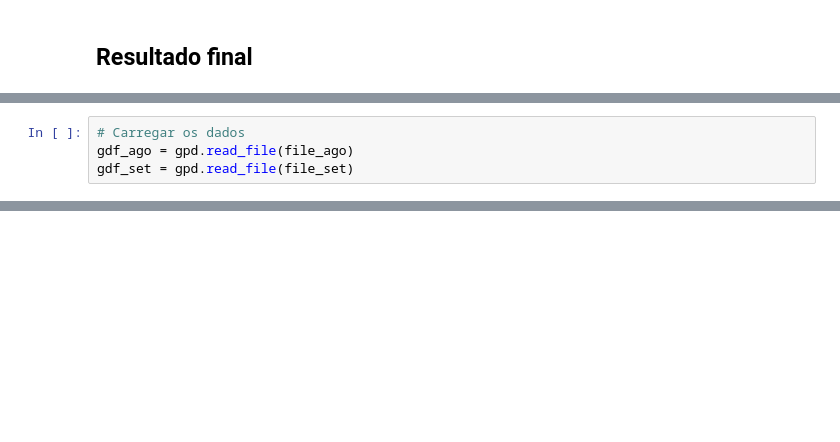
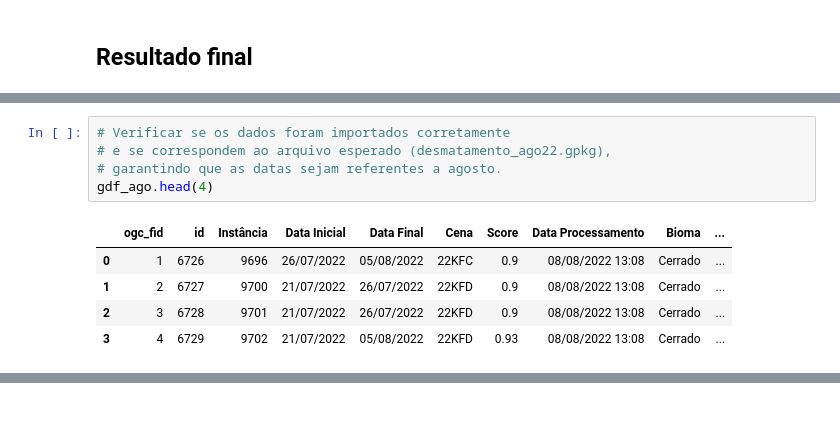
Before and after one commit to isabellehaga/aq-data-scientist-test, a Jupyter notebook: 01_etl.ipynb, the cells around one changed output, grey strips where cells are left out. Drawn from its saved outputs; the diff is of its cells as text; blank space fills up the shorter version.

```diff
--- a/01_etl.ipynb
+++ b/01_etl.ipynb
@@ -343,6 +451,2 @@ df_mg_completo.to_csv("dados/populacao-pib-municipios-mg.csv", index=False)
 file_ago = "/content/desmatamento_ago22.gpkg"
 file_set = "/content/desmatamento_set22.gpkg"
-# %%
-# Carregar os dados
-gdf_ago = gpd.read_file(file_ago)
-gdf_set = gpd.read_file(file_set)
@@ -367,0 +453,11 @@ gdf_set.head()
+# %%
+# Verificar se os dados foram importados corretamente
+# e se correspondem ao arquivo esperado (desmatamento_ago22.gpkg),
+# garantindo que as datas sejam referentes a agosto.
+gdf_ago.head(4)
+# %% [output]
+|  | ogc_fid | id | Instância | Data Inicial | Data Final | Cena | Score | Data Processamento | Bioma | ... |
+| 0 | 1 | 6726 | 9696 | 26/07/2022 | 05/08/2022 | 22KFC | 0.9 | 08/08/2022 13:08 | Cerrado | ... |
+| 1 | 2 | 6727 | 9700 | 21/07/2022 | 26/07/2022 | 22KFD | 0.9 | 08/08/2022 13:08 | Cerrado | ... |
+| 2 | 3 | 6728 | 9701 | 21/07/2022 | 26/07/2022 | 22KFD | 0.9 | 08/08/2022 13:08 | Cerrado | ... |
+| 3 | 4 | 6729 | 9702 | 21/07/2022 | 05/08/2022 | 22KFD | 0.93 | 08/08/2022 13:08 | Cerrado | ... |
```
Also changed, not shown: parts of 78 cells of this notebook.
